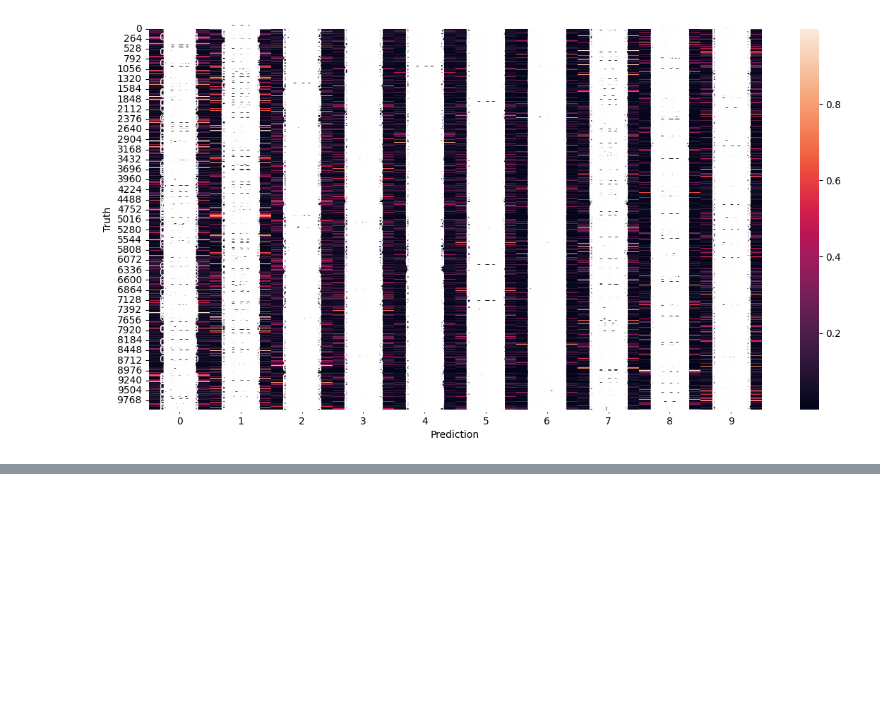
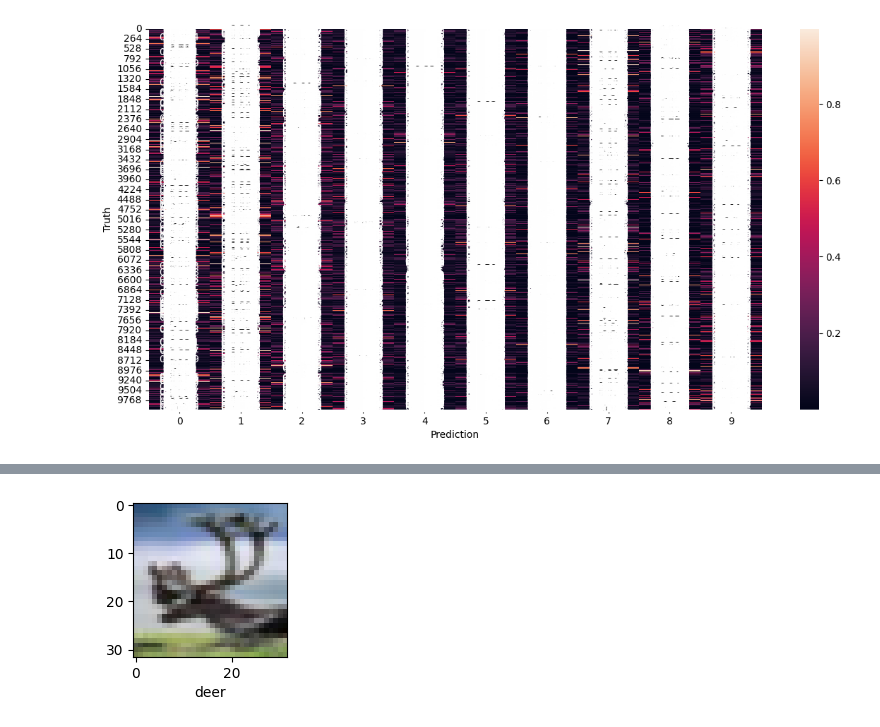
Before and after one commit to dilancodecircle-star/ML-projects-, a Jupyter notebook: image classification.ipynb, the cells around one changed output, grey strips where cells are left out. Cells and saved outputs as stored; diff of their text form; code cells hidden in the pictures; blank space fills up the shorter version.

```diff
--- a/image classification.ipynb
+++ b/image classification.ipynb
@@ -114,0 +192,4 @@ cnn = models.Sequential([
+# %%
+plot_sample(x_test , y_test , 40)
+# %% [output]
+[figure, added]
```
Also changed, not shown: parts of 14 cells of this notebook.
